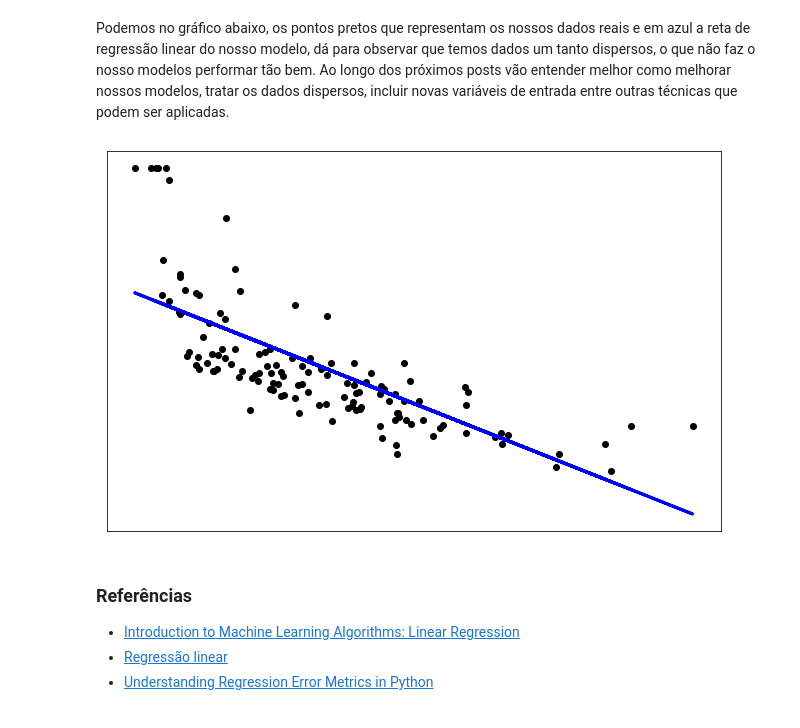
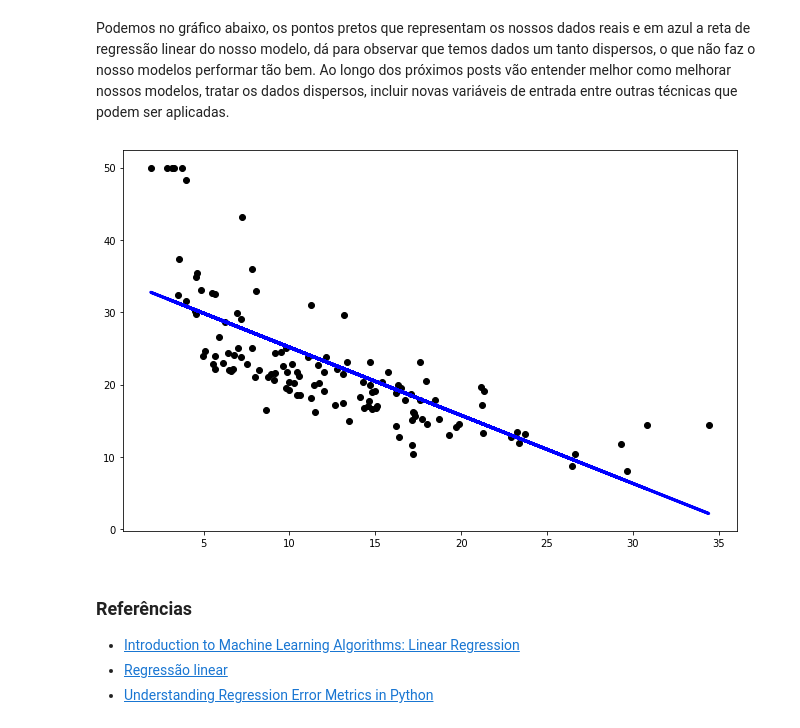
Before and after one commit to Dados-ao-Cubo/regressao_linear, a Jupyter notebook: Regressão_Linear_com_scikit_learn.ipynb, the cells around one changed output. Drawn from its saved outputs; the diff is of its cells as text; code cells hidden in the pictures.

```diff
--- a/Regressão_Linear_com_scikit_learn.ipynb
+++ b/Regressão_Linear_com_scikit_learn.ipynb
@@ -208,12 +208,10 @@ Podemos no gráfico abaixo, os pontos pretos que representam os nossos dados rea
 # %%
 plt.rcParams['figure.figsize'] = (11,7)
 plt.scatter(X_test, y_test,  color='black')
 plt.plot(X_test, y_pred, color='blue', linewidth=3)
-plt.xticks(())
-plt.yticks(())
 plt.show()
 # %% [output]
-[figure, old version]
+[figure, new version]
 # %% [markdown]
 ### Referências
 *   [Introduction to Machine Learning Algorithms: Linear Regression](https://towardsdatascience.com/introduction-to-machine-learning-algorithms-linear-regression-14c4e325882a)
```
Also changed, not shown: parts of 1 cell of this notebook.
